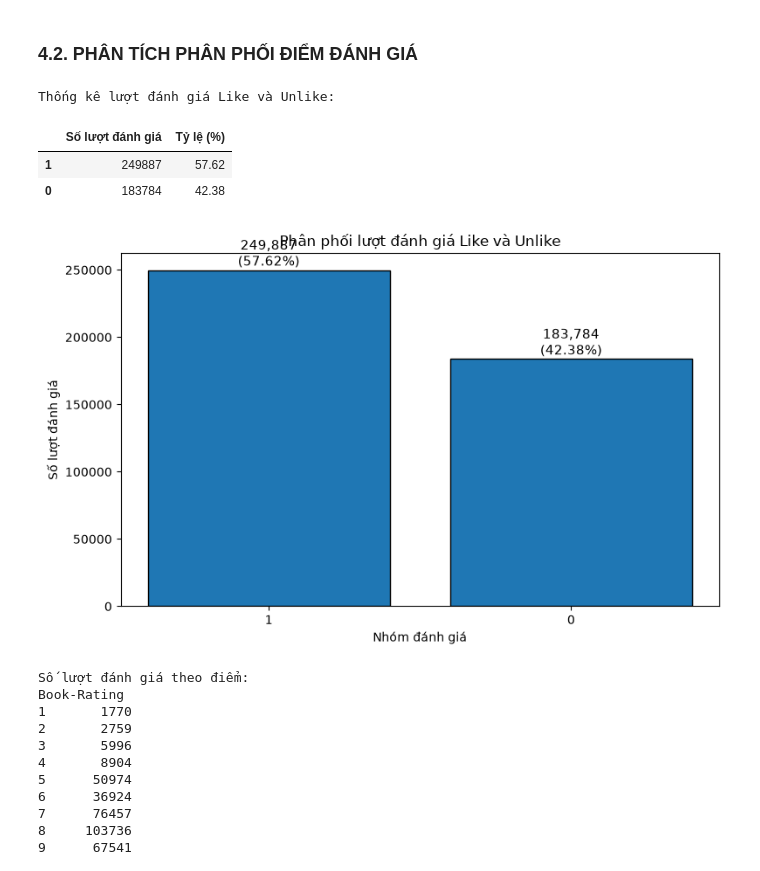
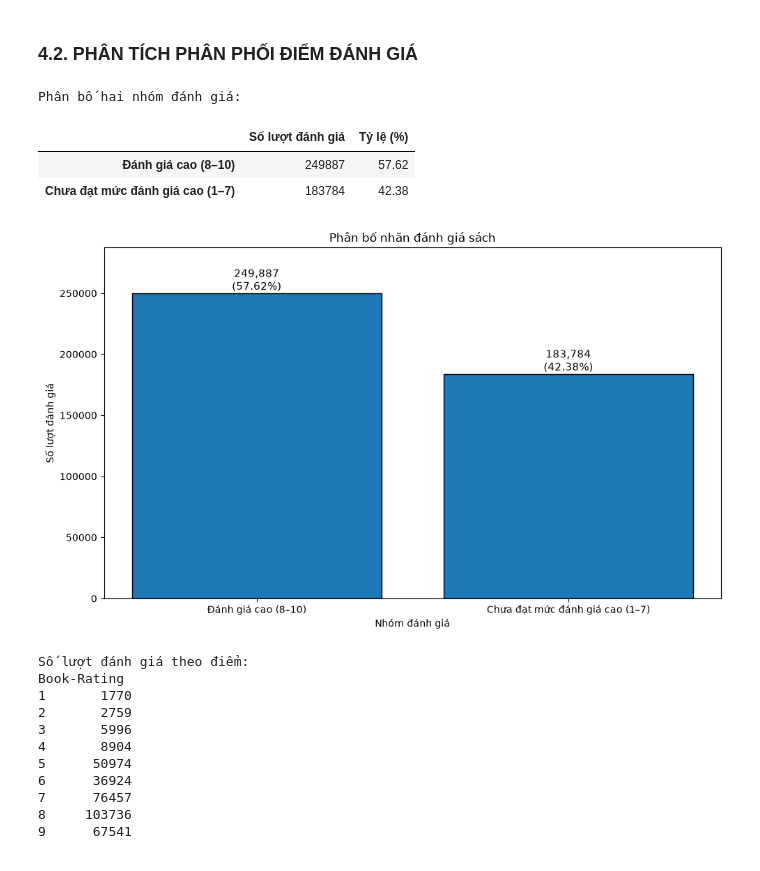
Before and after one commit to Bluenip/Data_analyst_python_midterm_project, a Jupyter notebook: mid_term_code.ipynb, the cells around one changed output. Drawn from its saved outputs; the diff is of its cells as text; code cells hidden in the pictures.

Commit message:
Complete data preparation and EDA; exclude virtual environment

```diff
--- a/mid_term_code.ipynb
+++ b/mid_term_code.ipynb
@@ -227,11 +246,19 @@ data_clean = data_clean.merge(users_clean, on="User-ID", how="left", validate="m
 assert len(data_clean) == len(ratings_clean)
 assert not data_clean.duplicated(["User-ID", "ISBN"]).any()
 
+# Cập nhật cờ thiếu sau khi ghép, kể cả các dòng không khớp bảng sách/người dùng.
+data_clean["Year_missing"] = data_clean["Year-Of-Publication"].isna()
+data_clean["Age_missing"] = data_clean["Age"].isna()
+
 # Tạo tập phân loại chỉ từ điểm 1–10; điểm 0 vẫn được giữ trong data_clean.
 classification_data = data_clean.loc[data_clean["Book-Rating"].between(1, 10)].copy()
 
-# Tạo nhãn liked: điểm từ 8 trở lên là 1 (thích), điểm 1–7 là 0(không thích).
+
+# Tạo nhãn liked:
+# 1 = đánh giá cao (điểm 8–10).
+# 0 = chưa đạt mức đánh giá cao (điểm 1–7).
 classification_data["liked"] = (classification_data["Book-Rating"] >= 8).astype("int8")
+
 
 # Xem kích thước dữ liệu và số đánh giá không có thông tin sách sạch (left_only).
 print("Bảng sạch:", data_clean.shape)
@@ -309,43 +385,50 @@ Tỷ lệ người dùng thiếu tuổi: 40.17%
 # %%
 
 # Đếm số lượt đánh giá thuộc mỗi nhóm:
-# liked = 1: Like (điểm 8–10)
-# liked = 0: Unlike (điểm 1–7)
-like_unlike_counts = (classification_data["liked"].value_counts().reindex([1, 0], fill_value=0))
+# liked = 1: đánh giá cao (điểm 8–10)
+# liked = 0: chưa đạt mức đánh giá cao (điểm 1–7)
+label_counts = (classification_data["liked"].value_counts().reindex([1, 0], fill_value=0))
 # Đổi nhãn số thành tên nhóm để biểu đồ dễ đọc hơn.
-like_unlike_counts.index = ["1", "0"]
+label_counts.index = ["Đánh giá cao (8–10)", "Chưa đạt mức đánh giá cao (1–7)"]
 # Tính tỷ lệ phần trăm của mỗi nhóm trên tổng số lượt đánh giá.
-like_unlike_percentages = (like_unlike_counts / like_unlike_counts.sum() * 100)
+label_percentages = (label_counts / label_counts.sum() * 100)
 # Tổng hợp số lượng và tỷ lệ thành bảng thống kê.
-like_unlike_summary = pd.DataFrame({"Số lượt đánh giá": like_unlike_counts,"Tỷ lệ (%)": like_unlike_percentages})
+label_summary = pd.DataFrame({"Số lượt đánh giá": label_counts,"Tỷ lệ (%)": label_percentages})
+
+
 # Hiển thị bảng thống kê để kiểm tra kết quả.
-print("Thống kê lượt đánh giá Like và Unlike:")
-display(like_unlike_summary.round(2))
+print("Phân bố hai nhóm đánh giá:")
+display(label_summary.round(2))
+
+
 # Vẽ biểu đồ cột thể hiện số lượng của hai nhóm.
-plt.figure(figsize=(8, 5))
-bars = plt.bar(like_unlike_counts.index,like_unlike_counts.values,edgecolor="black")
+plt.figure(figsize=(10, 6))
+bars = plt.bar(label_counts.index,label_counts.values,edgecolor="black")
+
+
 # Ghi số lượt đánh giá và tỷ lệ phần trăm lên mỗi cột.
-for bar, count, percentage in zip(bars,like_unlike_counts.values,like_unlike_percentages.values):
+for bar, count, percentage in zip(bars,label_counts.values,label_percentages.values):
     plt.text(
         bar.get_x() + bar.get_width() / 2,
         bar.get_height(),
         f"{count:,}\n({percentage:.2f}%)",
         ha="center",
         va="bottom",
         fontsize=11
     )
 # Đặt tiêu đề, tên trục và căn chỉnh biểu đồ.
-plt.title("Phân phối lượt đánh giá Like và Unlike")
+plt.title("Phân bố nhãn đánh giá sách")
 plt.xlabel("Nhóm đánh giá")
 plt.ylabel("Số lượt đánh giá")
+plt.ylim(0, label_counts.max() * 1.15)
 plt.tight_layout()
 plt.show()
 # %% [output]
-Thống kê lượt đánh giá Like và Unlike:
+Phân bố hai nhóm đánh giá:
 |  | Số lượt đánh giá | Tỷ lệ (%) |
-| 1 | 249887 | 57.62 |
-| 0 | 183784 | 42.38 |
+| Đánh giá cao (8–10) | 249887 | 57.62 |
+| Chưa đạt mức đánh giá cao (1–7) | 183784 | 42.38 |
-[figure, old version]
+[figure, new version]
 # %%
 # Tách các lượt đánh giá có điểm tường minh từ 1 đến 10.
 # Giữ nguyên ratings_clean để không làm thay đổi dữ liệu gốc đã làm sạch.
```
Also changed, not shown: parts of 12 cells of this notebook, 2 other files.
